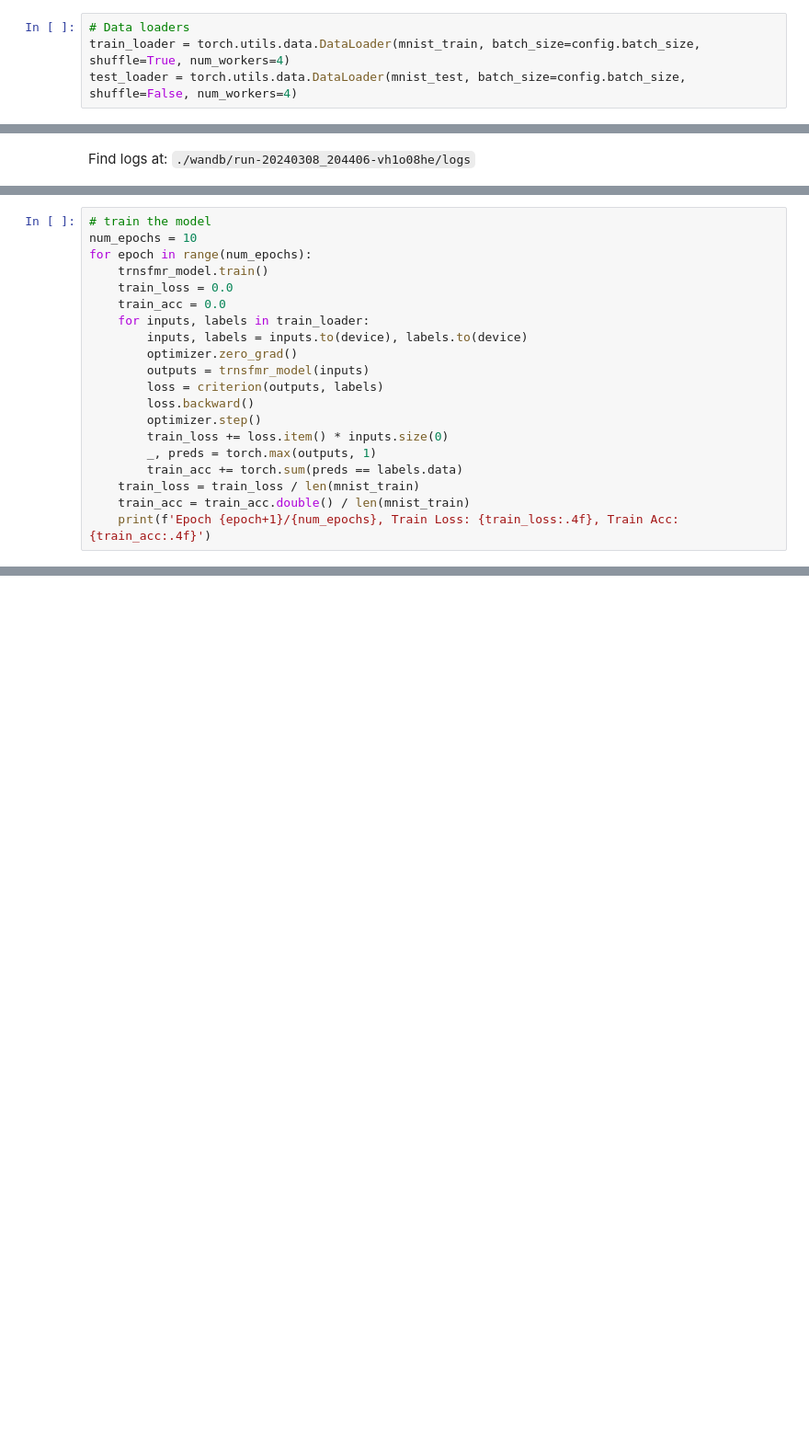
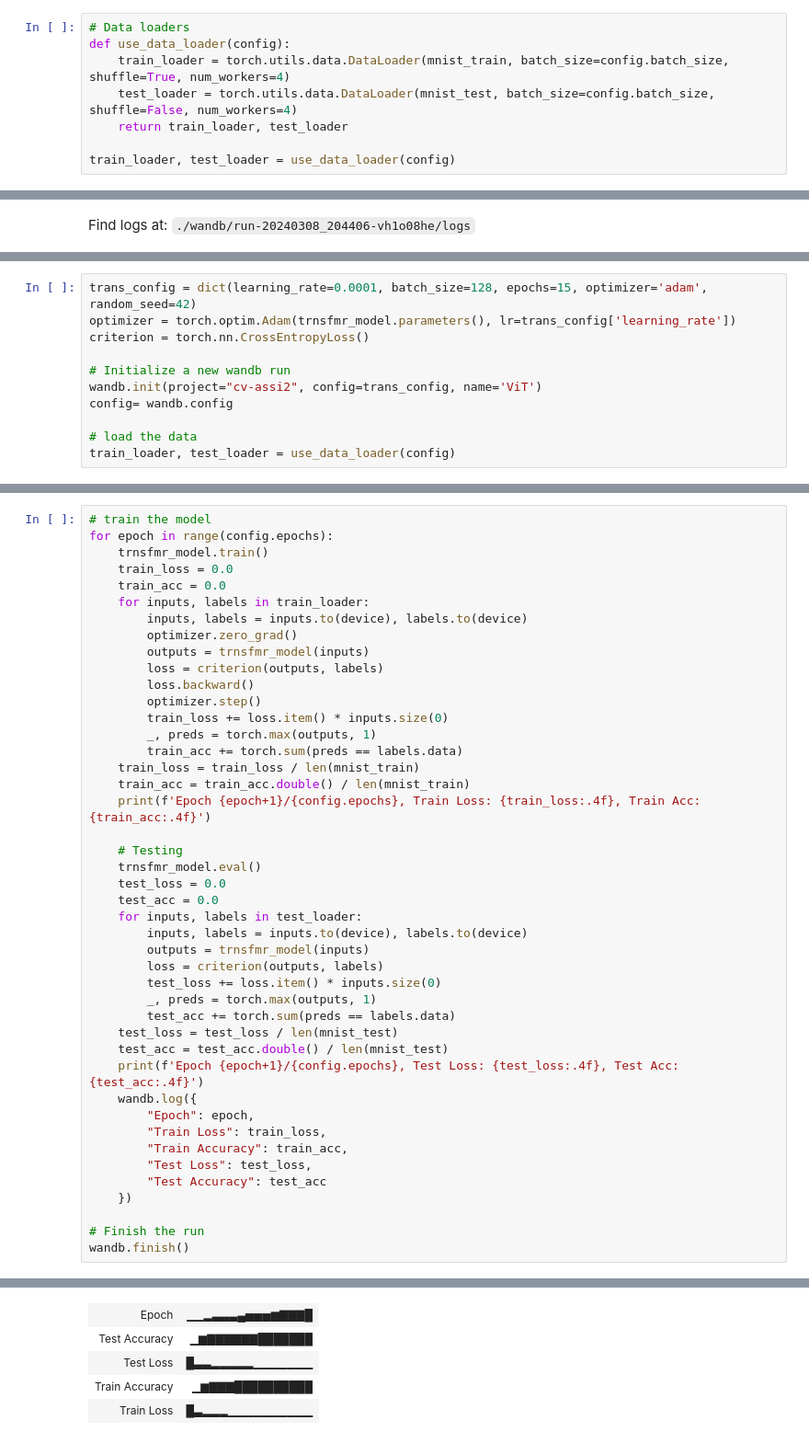
Before and after one commit to mkrishnapraneet/cv, a Jupyter notebook: assi2/assi2.ipynb, the cells around one changed output, grey strips where cells are left out. Shown: that part at 92% size. Drawn from its saved outputs; the diff is of its cells as text; blank space fills up the shorter version.

```diff
--- a/assi2/assi2.ipynb
+++ b/assi2/assi2.ipynb
@@ -430,4 +428,8 @@ Exception: problem
 # %%
 # Data loaders
-train_loader = torch.utils.data.DataLoader(mnist_train, batch_size=config.batch_size, shuffle=True, num_workers=4)
-test_loader = torch.utils.data.DataLoader(mnist_test, batch_size=config.batch_size, shuffle=False, num_workers=4)
+def use_data_loader(config):
+    train_loader = torch.utils.data.DataLoader(mnist_train, batch_size=config.batch_size, shuffle=True, num_workers=4)
+    test_loader = torch.utils.data.DataLoader(mnist_test, batch_size=config.batch_size, shuffle=False, num_workers=4)
+    return train_loader, test_loader
+
+train_loader, test_loader = use_data_loader(config)
@@ -585,0 +552,11 @@ optimizer = torch.optim.Adam(model.parameters(), lr=0.0001)
+# %%
+trans_config = dict(learning_rate=0.0001, batch_size=128, epochs=15, optimizer='adam', random_seed=42)
+optimizer = torch.optim.Adam(trnsfmr_model.parameters(), lr=trans_config['learning_rate'])
+criterion = torch.nn.CrossEntropyLoss()
+
+# Initialize a new wandb run
+wandb.init(project="cv-assi2", config=trans_config, name='ViT')
+config= wandb.config
+
+# load the data
+train_loader, test_loader = use_data_loader(config)
@@ -586,7 +572,6 @@ optimizer = torch.optim.Adam(model.parameters(), lr=0.0001)
 # %%
 # train the model
-num_epochs = 10
-for epoch in range(num_epochs):
+for epoch in range(config.epochs):
     trnsfmr_model.train()
     train_loss = 0.0
     train_acc = 0.0
@@ -602,5 +587,30 @@ for epoch in range(num_epochs):
         train_acc += torch.sum(preds == labels.data)
     train_loss = train_loss / len(mnist_train)
     train_acc = train_acc.double() / len(mnist_train)
-    print(f'Epoch {epoch+1}/{num_epochs}, Train Loss: {train_loss:.4f}, Train Acc: {train_acc:.4f}')
+    print(f'Epoch {epoch+1}/{config.epochs}, Train Loss: {train_loss:.4f}, Train Acc: {train_acc:.4f}')
+
+    # Testing
+    trnsfmr_model.eval()
+    test_loss = 0.0
+    test_acc = 0.0
+    for inputs, labels in test_loader:
+        inputs, labels = inputs.to(device), labels.to(device)
+        outputs = trnsfmr_model(inputs)
+        loss = criterion(outputs, labels)
+        test_loss += loss.item() * inputs.size(0)
+        _, preds = torch.max(outputs, 1)
+        test_acc += torch.sum(preds == labels.data)
+    test_loss = test_loss / len(mnist_test)
+    test_acc = test_acc.double() / len(mnist_test)
+    print(f'Epoch {epoch+1}/{config.epochs}, Test Loss: {test_loss:.4f}, Test Acc: {test_acc:.4f}')
+    wandb.log({
+        "Epoch": epoch,
+        "Train Loss": train_loss,
+        "Train Accuracy": train_acc,
+        "Test Loss": test_loss,
+        "Test Accuracy": test_acc
+    })
+
+# Finish the run
+wandb.finish()
 # %% [output]
@@ -609,0 +636,5 @@ wandb: ERROR Dropped streaming file chunk (see wandb/debug-internal.log)
+| Epoch | ▁▁▂▃▃▃▄▅▅▅▆▇▇▇█ |
+| Test Accuracy | ▁▆▇▇▇▇▇▇███████ |
+| Test Loss | █▃▃▂▂▂▂▂▁▁▁▁▁▁▁ |
+| Train Accuracy | ▁▆▇▇▇██████████ |
+| Train Loss | █▃▂▂▂▁▁▁▁▁▁▁▁▁▁ |
```
Also changed, not shown: parts of 8 cells of this notebook, 3 other files.
